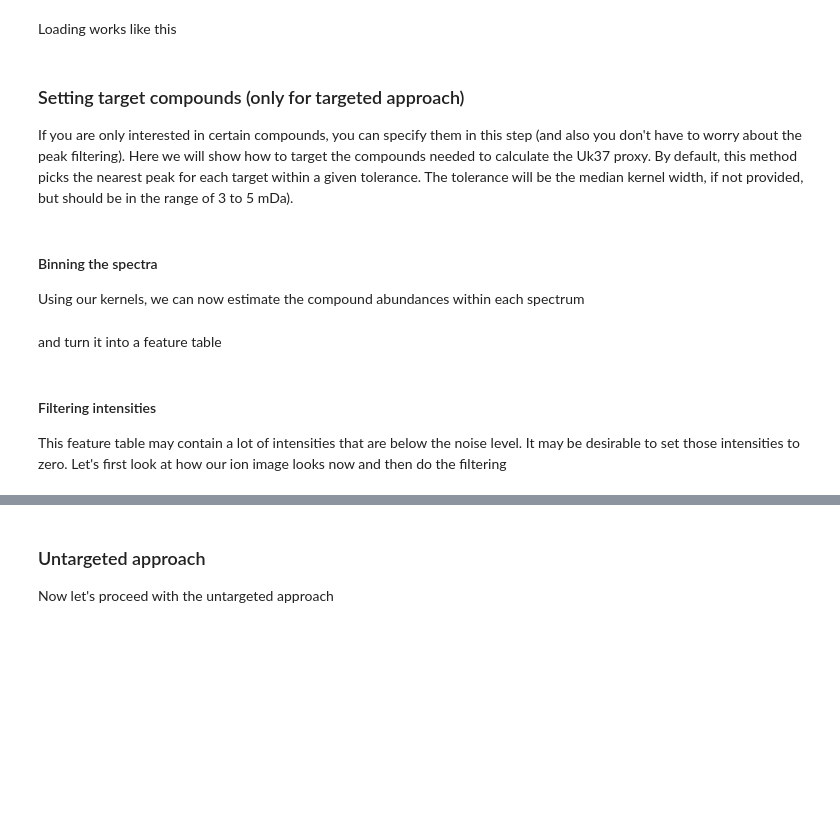
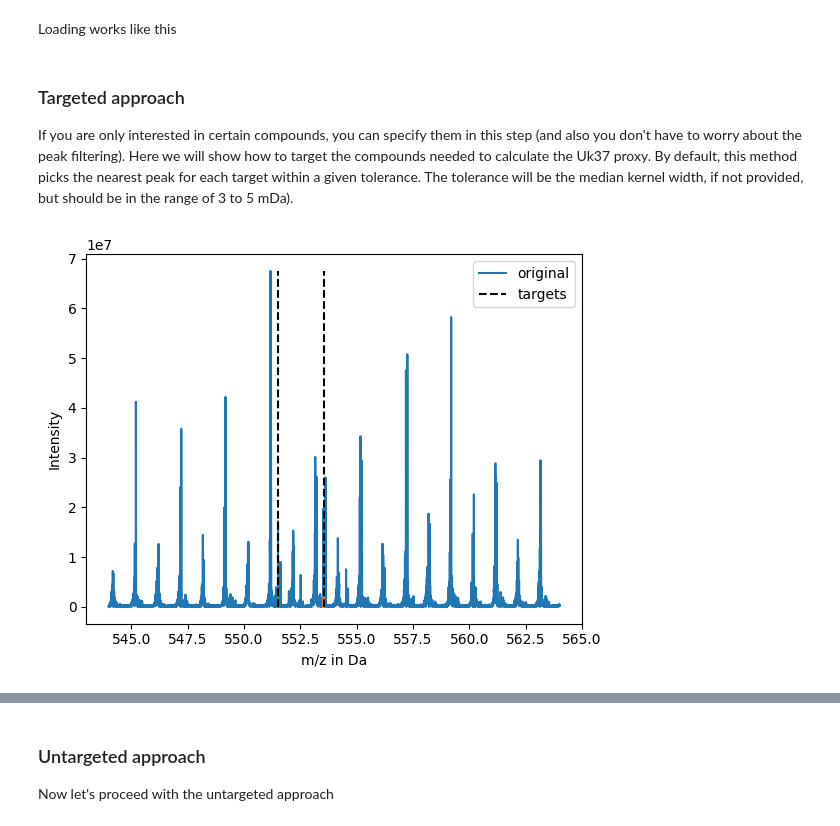
Before and after one commit to yaza11/maspim, a Jupyter notebook: Notebooks/02_Spectra.ipynb, the cells around one changed output, grey strips where cells are left out. Cells and saved outputs as stored; diff of their text form; code cells hidden in the pictures; blank space fills up the shorter version.

Commit message:
bug fixes in Spectra

```diff
--- a/Notebooks/02_Spectra.ipynb
+++ b/Notebooks/02_Spectra.ipynb
@@ -159,13 +166,12 @@ Loading works like this
 spec = Spectra(path_d_folder=path_d_folder, initiate=False)
 spec.load()
 # %% [markdown]
-### Setting target compounds (only for targeted approach)
+### Targeted approach
 If you are only interested in certain compounds, you can specify them in this step (and also you don't have to worry about the peak filtering). Here we will show how to target the compounds needed to calculate the Uk37 proxy. By default, this method picks the nearest peak for each target within a given tolerance. The tolerance will be the median kernel width, if not provided, but should be in the range of 3 to 5 mDa).
 # %%
 from msi_workflow.res.compound_masses import mass_C37_2_Na_p, mass_C37_3_Na_p
 spec = Spectra(path_d_folder=path_d_folder, initiate=False)
 spec.load()
-spec.set_targets(targets=[mass_C37_2_Na_p, mass_C37_3_Na_p], tolerances=3e-3, plts=True)
+spec.set_targets(targets=[mass_C37_2_Na_p, mass_C37_3_Na_p], tolerances=3e-3, plts=True, reader=reader)
+# %% [output]
+[figure, added]
-# %% [markdown]
-#### Binning the spectra
-Using our kernels, we can now estimate the compound abundances within each spectrum
@@ -174,2 +177,0 @@ spec.bin_spectra(reader)
-# %% [markdown]
-and turn it into a feature table
@@ -179,3 +177,0 @@ print(df.head())
-# %% [markdown]
-#### Filtering intensities
-This feature table may contain a lot of intensities that are below the noise level. It may be desirable to set those intensities to zero. Let's first look at how our ion image looks now and then do the filtering
```
Also changed, not shown: parts of 35 cells of this notebook, 3 other files.
